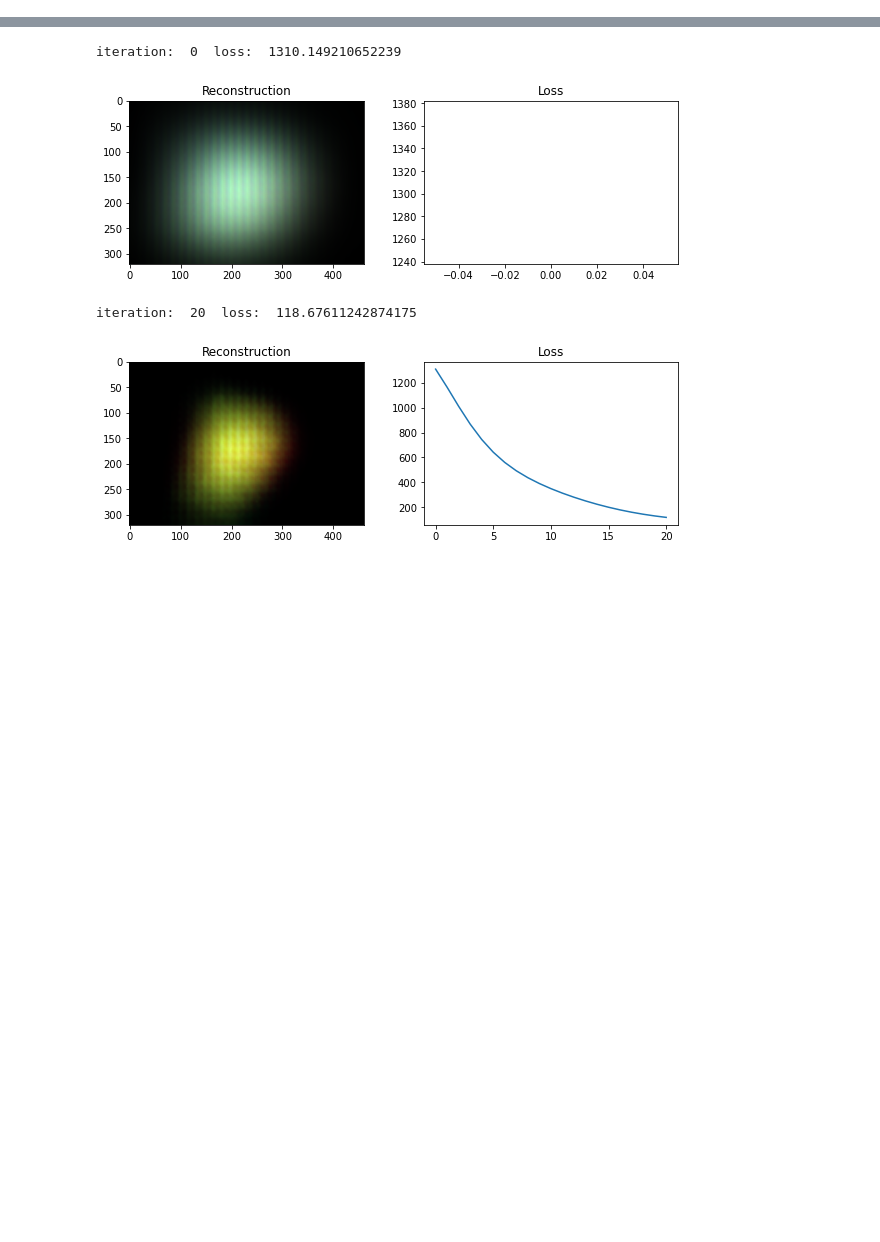
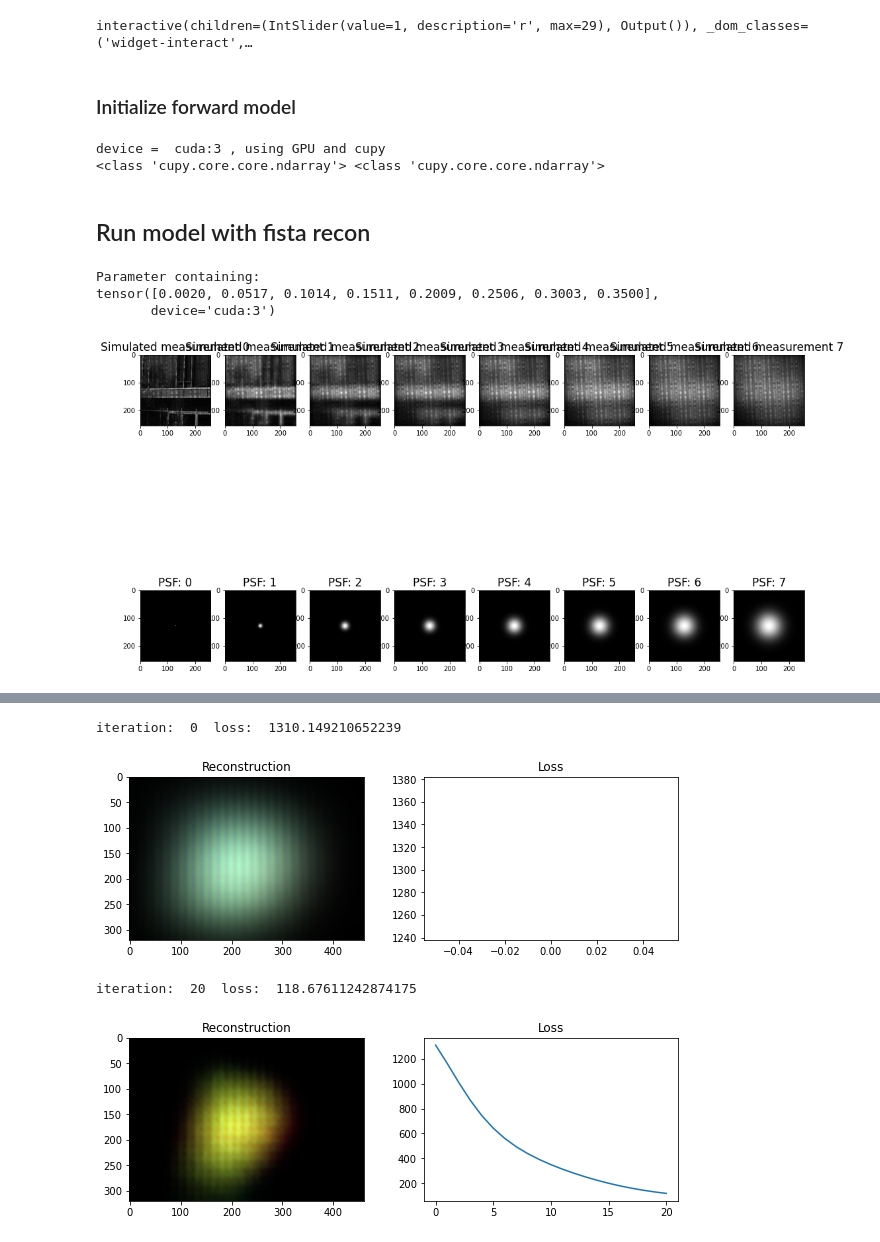
Before and after one commit to Christianfoley/SpectralDefocusCam, a Jupyter notebook: iterative_reconstruction_demo.ipynb, the cells around one changed output, grey strips where cells are left out. Cells and saved outputs as stored; diff of their text form; code cells hidden in the pictures; blank space fills up the shorter version.

```diff
--- a/iterative_reconstruction_demo.ipynb
+++ b/iterative_reconstruction_demo.ipynb
@@ -43,0 +48,61 @@ fista.lowrank_lambda = 0.00005
+# %%
+
+helper.plt3D(img['image'].numpy().transpose(1,2,0), title="Test hyperspectral image (ground truth)")
+# %% [output]
+interactive(children=(IntSlider(value=1, description='r', max=29), Output()), _dom_classes=('widget-interact',…
+# %% [markdown]
+### Initialize forward model
+# %%
+config = {
+    "mask_dir": os.path.join(defocuscamdata_path, calib_mat_path_rel),
+    "psf_dir": os.path.join(defocuscamdata_path, psf_path_rel),
+    "forward_model_params": {
+        "stack_depth": 8,
+        "sim_blur": True,
+        "sim_meas": True,
+        "optimize_blur": False,
+        "blur_type": "symmetric",
+        "apply_adjoint": False,
+        "spectral_pad_output": False,
+    },
+    "recon_model_params": {
+        "model_name": "fista",
+        "iters": 500,
+        "prox_method": 'tv',
+        "tv_lambda": .003,
+        "tv_lambdaw": 0.01,
+        "lowrank_lambda": 0.00005
+    },
+    "batch_size": 1,
+    "patch_size": [256, 256],
+
+}
+#with torch.no_grad():
+model = train.get_model(config, device=device)
+# %% [output]
+device =  cuda:3 , using GPU and cupy
+<class 'cupy.core.core.ndarray'> <class 'cupy.core.core.ndarray'>
+# %% [markdown]
+## Run model with fista recon
+# %%
+print(model.model1.w_blur)
+# %% [output]
+Parameter containing:
+tensor([0.0020, 0.0517, 0.1014, 0.1511, 0.2009, 0.2506, 0.3003, 0.3500],
+       device='cuda:3')
+# %%
+# Let's look at the simulated images and psfs
+sim_output = model.model1(img['image'].unsqueeze(0).to(device))[0,:,0,:,:]
+psfs = model.model1.psfs
+
+fig, ax = plt.subplots(2,8,figsize=(18,12))
+
+for i, im in enumerate(sim_output):
+    ax[0][i].imshow(im.cpu().numpy(), cmap = "gray")
+    ax[1][i].imshow(psfs[i].cpu().numpy(), cmap = "gray")
+    ax[0][i].set_title(f"Simulated measurement {i}", fontsize=17)
+    ax[1][i].set_title(f"PSF: {i}", fontsize=17)
+
+plt.show()
+# %% [output]
+[figure, added]
```
Also changed, not shown: parts of 14 cells of this notebook, 33 other files.
